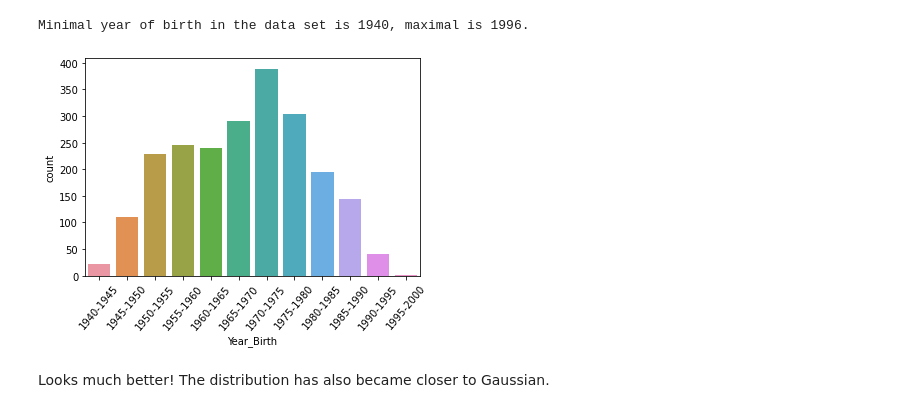
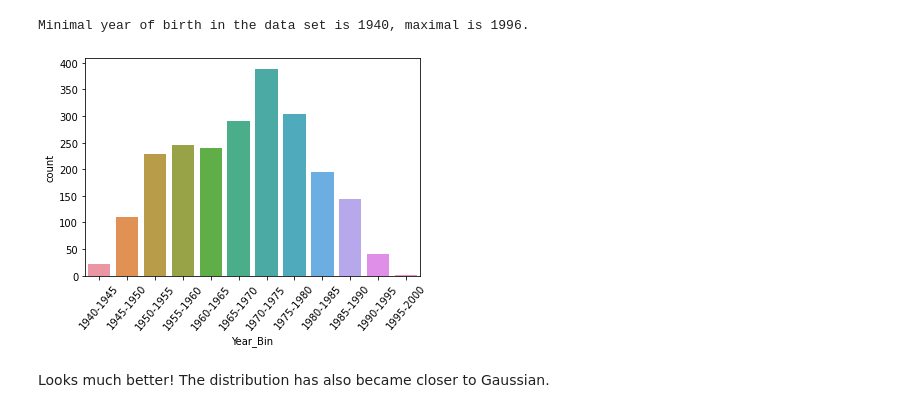
Before and after one commit to jegork/marketing-analytics-kaggle, a Jupyter notebook: Section1.ipynb, the cells around one changed output. Cells and saved outputs as stored; diff of their text form; code cells hidden in the pictures.

```diff
--- a/Section1.ipynb
+++ b/Section1.ipynb
@@ -55,13 +57,9 @@ dtype: object
 Adjust data types and fix typo in ' Income '
 # %%
 data = data.astype({
-    'AcceptedCmp1':'bool',
-    'AcceptedCmp2':'bool',
-    'AcceptedCmp3':'bool',
-    'AcceptedCmp4':'bool',
-    'AcceptedCmp5':'bool',
-    'Response': 'bool',
-    'Complain': 'bool',
+    'Education': 'category',
+    'Marital_Status': 'category',
+    'Country': 'category',
     })
 data.Dt_Customer = pd.to_datetime(data.Dt_Customer)
 data = data.rename(columns={' Income ': 'Income'})
@@ -190,7 +188,11 @@ plt.show()
 # %%
 outliers_to_drop = []
 for column in data.select_dtypes(include=[np.number]):
-  outliers_to_drop.extend(detect_outliers(data[column])['id'])
+
+  # We are going to skip some numerical variables that are in reality binary
+  if not column in ['AcceptedCmp1', 'AcceptedCmp2', 'AcceptedCmp3',
+                'AcceptedCmp4', 'AcceptedCmp5', 'Response', 'Complain']:
+    outliers_to_drop.extend(detect_outliers(data[column])['id'])
 
 print(f"{ round((len(set(outliers_to_drop))/len(data.index))*100, 2) }% of observations are outliers.")
 # %% [output]
@@ -237,15 +239,15 @@ print(f'Minimal year of birth in the data set is { no_outliers_data.Year_Birth.m
 # %% [output]
 Minimal year of birth in the data set is 1940, maximal is 1996.
 # %%
-year_bins = pd.cut(no_outliers_data.Year_Birth, bins = np.arange(1940, 2005, 5).tolist(),
+no_outliers_data['Year_Bin'] = pd.cut(no_outliers_data.Year_Birth, bins = np.arange(1940, 2005, 5).tolist(),
                   labels=[ f'{x}-{x+5}' for x in np.arange(1940, 2000, 5).tolist() ])
 #Discretize our variable into bins of 5 years and add labels
 # %%
-sns.countplot(x = year_bins) \
+sns.countplot(x = no_outliers_data.Year_Bin) \
   .set_xticklabels(years.xaxis.get_ticklabels(), rotation=50)
 plt.show()
 # %% [output]
-[figure, old version]
+[figure, new version]
 # %% [markdown]
 Looks much better! The distribution has also became closer to Gaussian.
 # %% [markdown]
```
Also changed, not shown: parts of 17 cells of this notebook.
